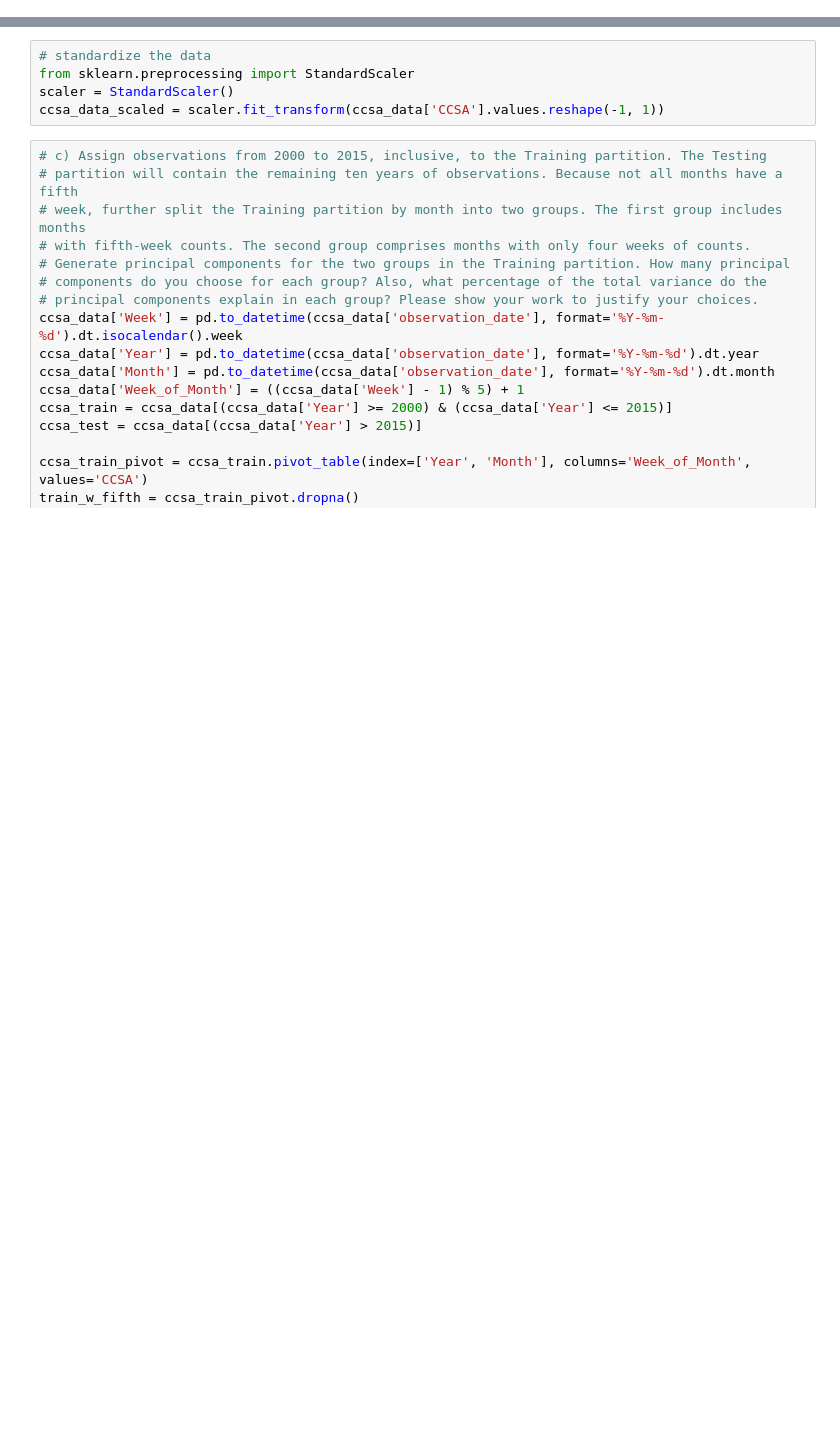
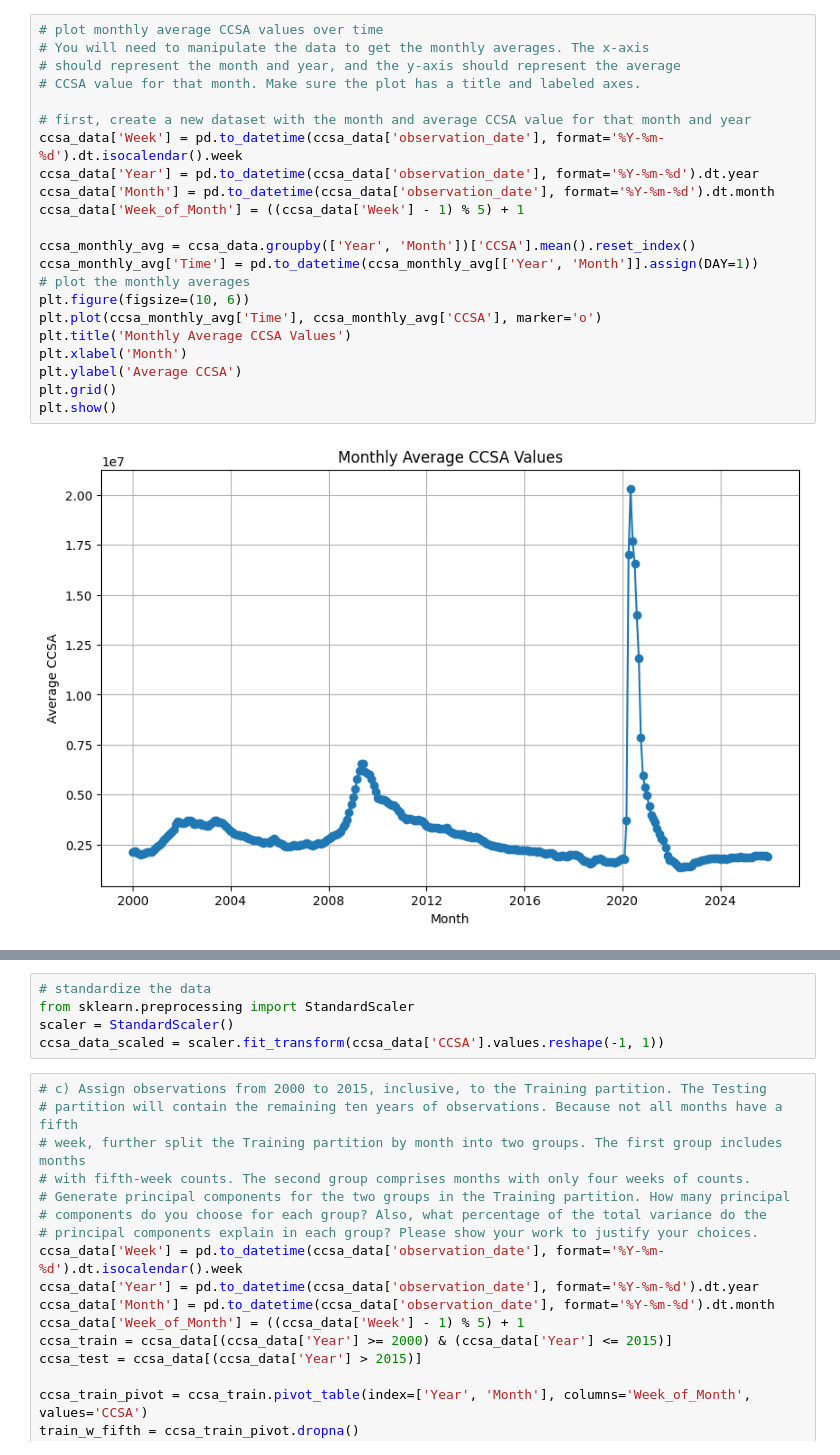
Before and after one commit to lilykendall/adsp31017, a Jupyter notebook: assignment1.ipynb, the cells around one changed output, grey strips where cells are left out. Drawn from its saved outputs; the diff is of its cells as text; blank space fills up the shorter version.

```diff
--- a/assignment1.ipynb
+++ b/assignment1.ipynb
@@ -9,0 +17,24 @@ ccsa_data = pd.read_csv('CCSA.csv')
+# %%
+# plot monthly average CCSA values over time
+# You will need to manipulate the data to get the monthly averages. The x-axis
+# should represent the month and year, and the y-axis should represent the average
+# CCSA value for that month. Make sure the plot has a title and labeled axes.
+
+# first, create a new dataset with the month and average CCSA value for that month and year
+ccsa_data['Week'] = pd.to_datetime(ccsa_data['observation_date'], format='%Y-%m-%d').dt.isocalendar().week
+ccsa_data['Year'] = pd.to_datetime(ccsa_data['observation_date'], format='%Y-%m-%d').dt.year
+ccsa_data['Month'] = pd.to_datetime(ccsa_data['observation_date'], format='%Y-%m-%d').dt.month
+ccsa_data['Week_of_Month'] = ((ccsa_data['Week'] - 1) % 5) + 1
+
+ccsa_monthly_avg = ccsa_data.groupby(['Year', 'Month'])['CCSA'].mean().reset_index()
+ccsa_monthly_avg['Time'] = pd.to_datetime(ccsa_monthly_avg[['Year', 'Month']].assign(DAY=1))
+# plot the monthly averages
+plt.figure(figsize=(10, 6))
+plt.plot(ccsa_monthly_avg['Time'], ccsa_monthly_avg['CCSA'], marker='o')
+plt.title('Monthly Average CCSA Values')
+plt.xlabel('Month')
+plt.ylabel('Average CCSA')
+plt.grid()
+plt.show()
+# %% [output]
+[figure, added]
```
Also changed, not shown: parts of 3 cells of this notebook, 1 other file.
